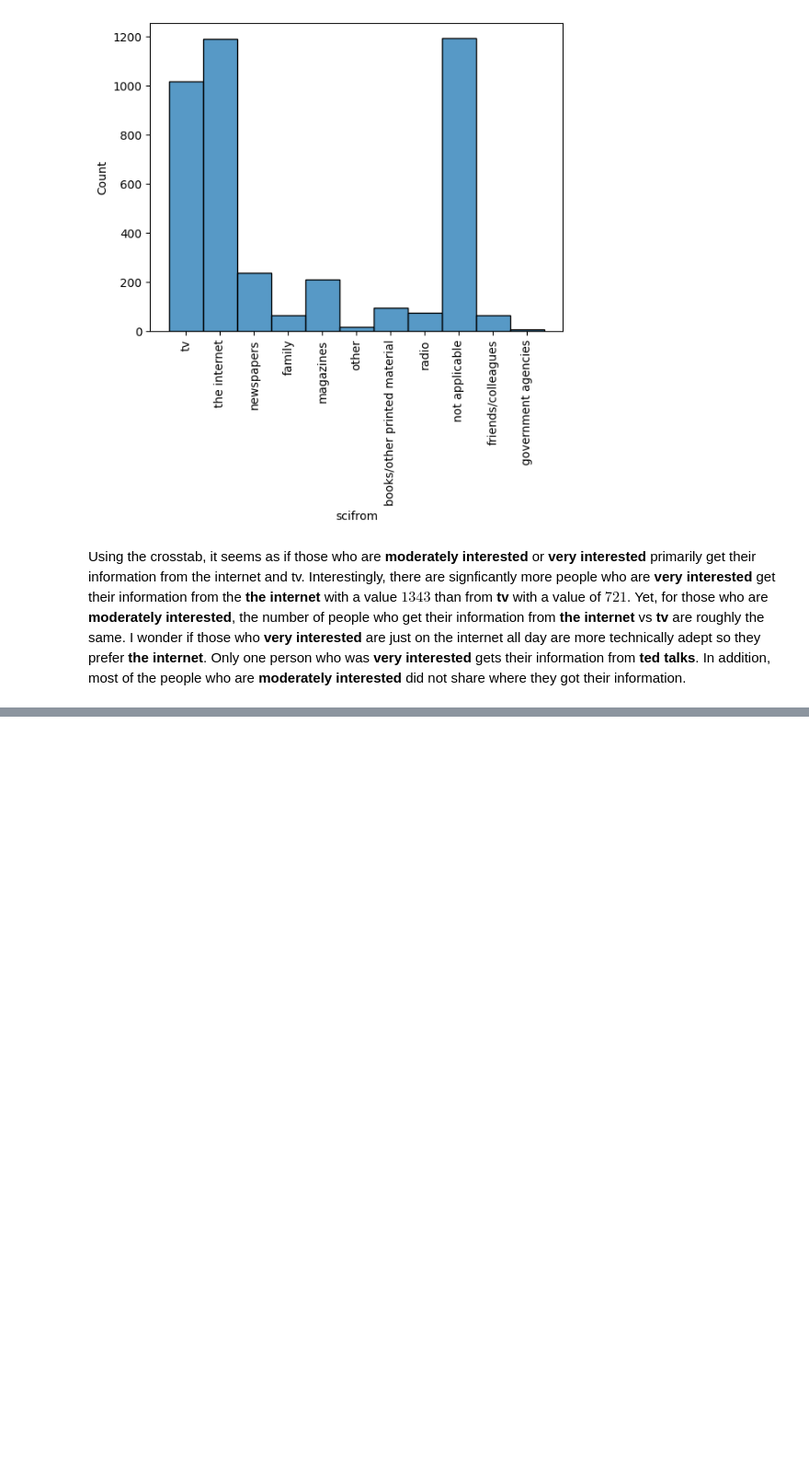
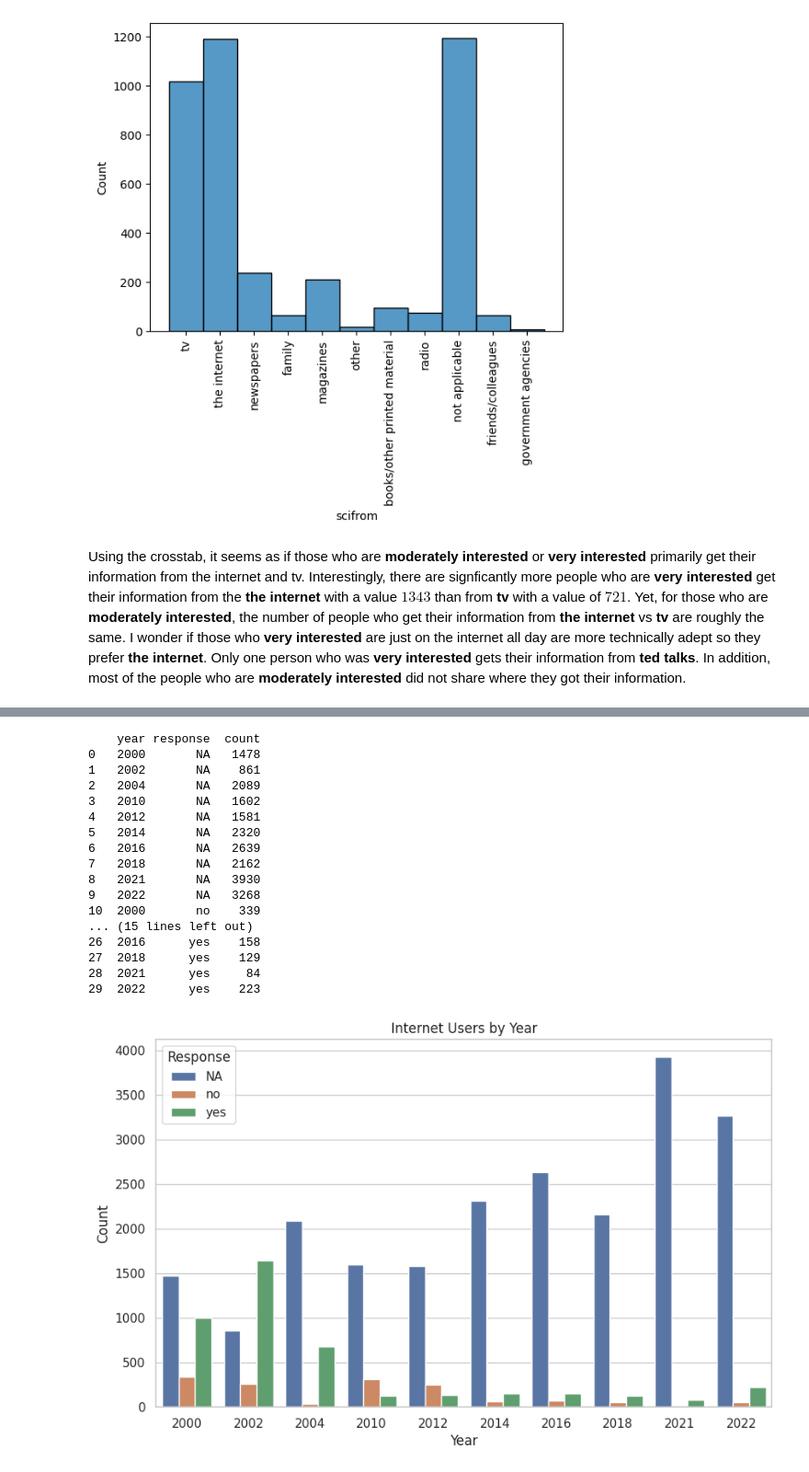
Before and after one commit to rafid-mirza/project_gss, a Jupyter notebook: Project_GSS.ipynb, the cells around one changed output, grey strips where cells are left out. Shown at 92% size. Cells and saved outputs as stored; diff of their text form; code cells hidden in the pictures; blank space fills up the shorter version.

```diff
--- a/Project_GSS.ipynb
+++ b/Project_GSS.ipynb
@@ -497,0 +674,42 @@ Using the crosstab, it seems as if those who are **moderately interested** or **
+# %%
+#VISUALIZATION FOR USEWWW VARIABLE
+#interestingly enough, it can be seen that most responses to this question about
+#using the internet or not is missing (the respondents declined to answer).
+#For this reason, normalizing the data and making a butterfly chart may be more
+#beneficial
+
+usewww = gss.loc[:,'year':'usewww']
+
+yearly_use = usewww.groupby('year')['usewww'].value_counts().unstack(fill_value=0).reset_index()
+
+yearly_use = yearly_use.melt(id_vars='year', var_name='response', value_name='count')
+print(yearly_use)
+
+# Bar plot
+plt.figure(figsize=(10, 6))  # Adjust the figure size as needed
+sns.set(style="whitegrid")
+sns.barplot(x='year', y='count',hue = 'response', data=yearly_use)
+plt.title('Internet Users by Year')
+plt.xlabel('Year')
+plt.ylabel('Count')
+plt.legend(title='Response')
+plt.show()
+# %% [output]
+    year response  count
+0   2000       NA   1478
+1   2002       NA    861
+2   2004       NA   2089
+3   2010       NA   1602
+4   2012       NA   1581
+5   2014       NA   2320
+6   2016       NA   2639
+7   2018       NA   2162
+8   2021       NA   3930
+9   2022       NA   3268
+10  2000       no    339
+... (15 lines left out)
+26  2016      yes    158
+27  2018      yes    129
+28  2021      yes     84
+29  2022      yes    223
+[figure, added]
```
Also changed, not shown: parts of 10 cells of this notebook.
